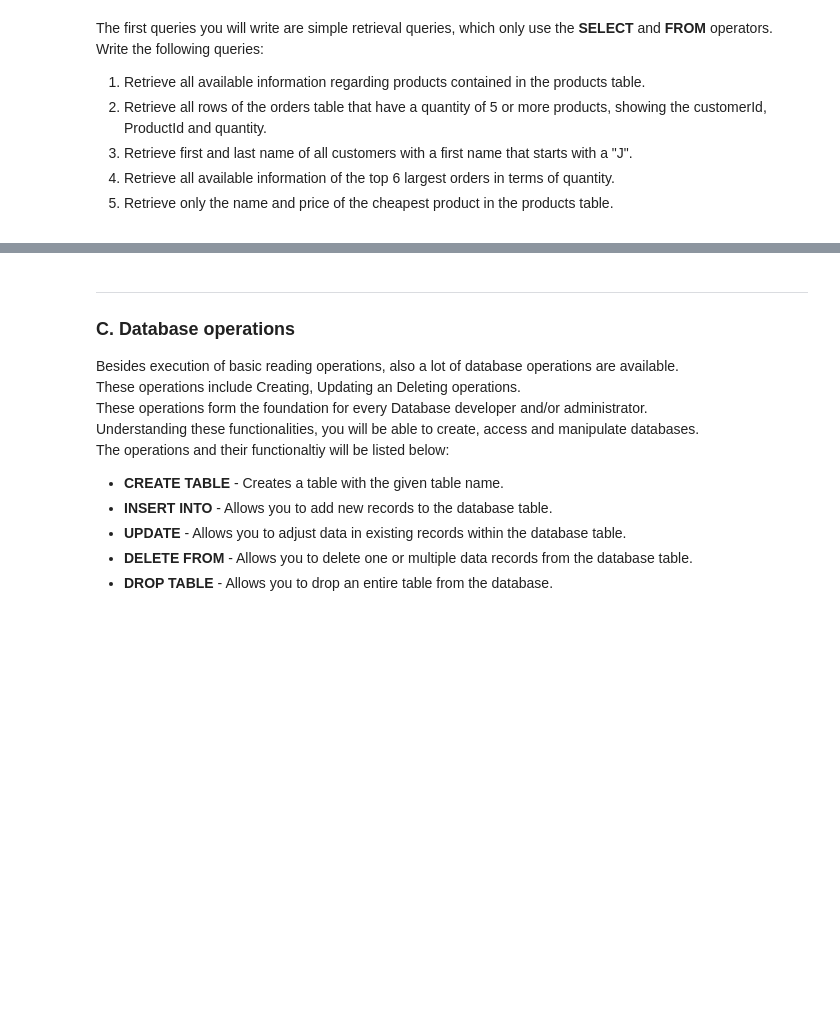
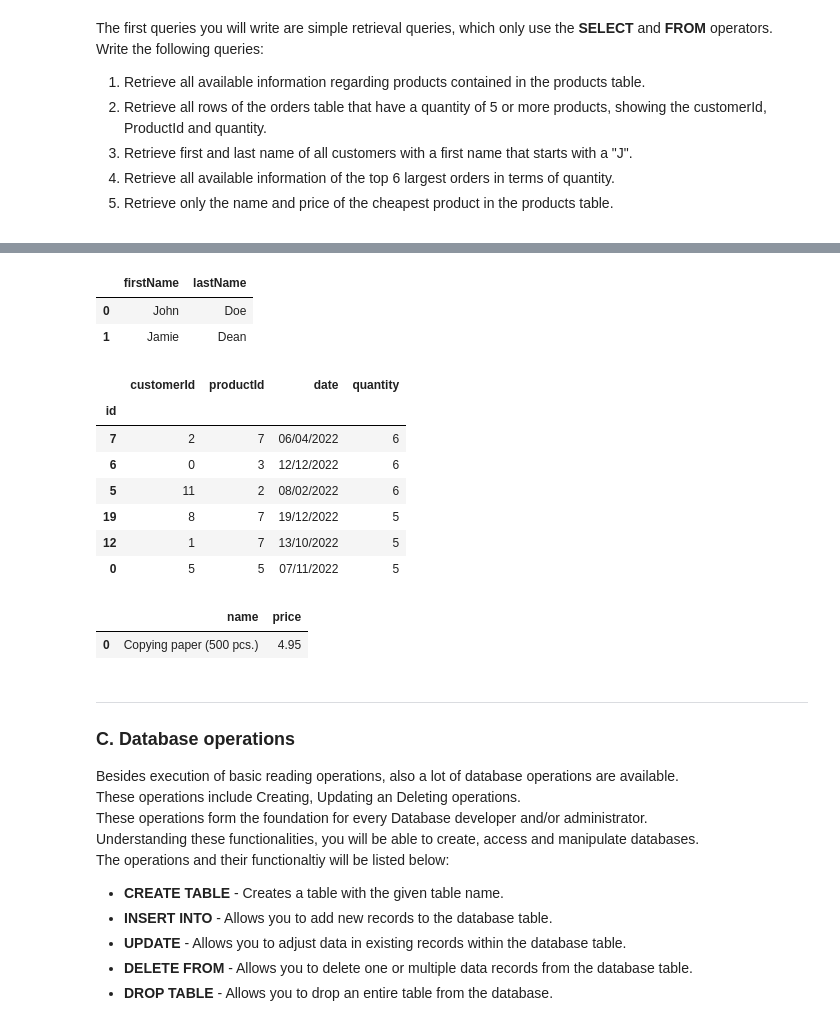
Before and after one commit to JoepBeurskens/Datacademy_Demo, a Jupyter notebook: Modules/M3_SQL/src/main.ipynb, the cells around one changed output, grey strips where cells are left out. Drawn from its saved outputs; the diff is of its cells as text; code cells hidden in the pictures; blank space fills up the shorter version.

```diff
--- a/Modules/M3_SQL/src/main.ipynb
+++ b/Modules/M3_SQL/src/main.ipynb
@@ -106,15 +127,31 @@ db.execute_query(query=Q_B2, return_df=True, exercise="B2")
 # %%
-Q_B3 = ""
+Q_B3 = "SELECT firstName, lastName FROM Customers WHERE firstName LIKE 'j%';"
 
 db.execute_query(query=Q_B3, return_df=True, exercise="B3")
+# %% [output]
+|  | firstName | lastName |
+| 0 | John | Doe |
+| 1 | Jamie | Dean |
 # %%
-Q_B4 = ""
+Q_B4 = "SELECT * FROM Orders ORDER BY quantity DESC LIMIT 6;"
 
 db.execute_query(query=Q_B4, return_df=True, exercise="B4")
+# %% [output]
+|  | customerId | productId | date | quantity |
+| id |  |  |  |  |
+| 7 | 2 | 7 | 06/04/2022 | 6 |
+| 6 | 0 | 3 | 12/12/2022 | 6 |
+| 5 | 11 | 2 | 08/02/2022 | 6 |
+| 19 | 8 | 7 | 19/12/2022 | 5 |
+| 12 | 1 | 7 | 13/10/2022 | 5 |
+| 0 | 5 | 5 | 07/11/2022 | 5 |
 # %%
-Q_B5 = ""
+Q_B5 = "SELECT name, price FROM Products ORDER BY price LIMIT 1;"
 
 db.execute_query(query=Q_B5, return_df=True, exercise="B5")
+# %% [output]
+|  | name | price |
+| 0 | Copying paper (500 pcs.) | 4.95 |
 # %% [markdown]
 <hr>
 <h3> C. Database operations </h3>
```
Also changed, not shown: parts of 33 cells of this notebook, 13 other files.
